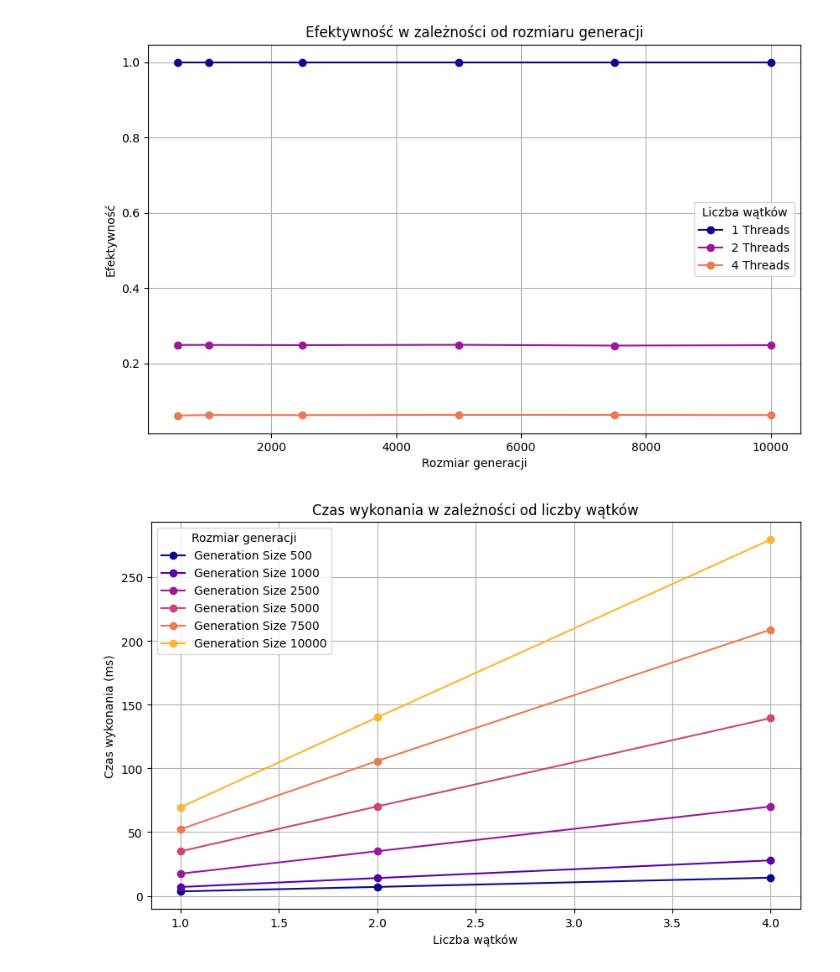
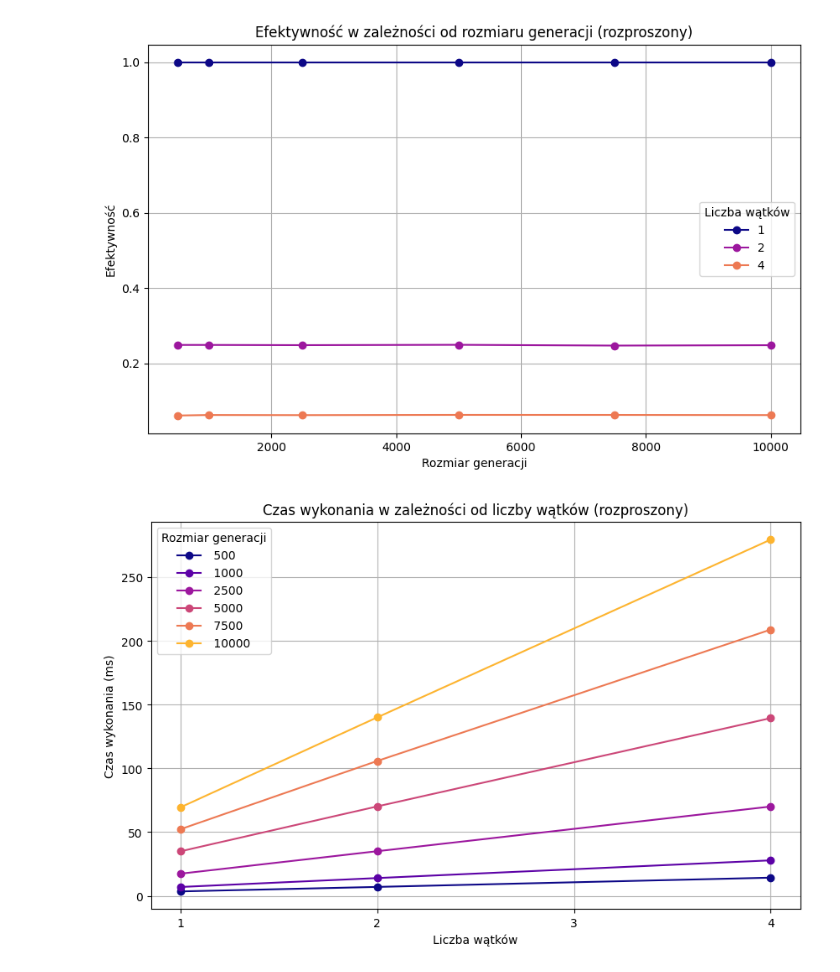
Before and after one commit to viceversaa/OWW2_badania, a Jupyter notebook: badania.ipynb, the cells around one changed output. Saved outputs shown, nothing was run; the diff lists cells and outputs as text; code cells hidden in the pictures.

```diff
--- a/badania.ipynb
+++ b/badania.ipynb
@@ -68,59 +202,55 @@ import pandas as pd
 import matplotlib.pyplot as plt
 import numpy as np
 
-# Wczytanie danych
 df = pd.read_csv("results_generation.csv")
 
-# Obliczenie wartości referencyjnych T1 (czas dla 8 procesów i 1 wątku) dla każdego rozmiaru generacji
 df_T1 = df[(df["Processes"] == 8) & (df["Threads"] == 1)][["GenerationSize", "ExecutionTime"]]
 df_T1.rename(columns={"ExecutionTime": "T1"}, inplace=True)
 
-# Połączenie danych na podstawie GenerationSize, aby dodać kolumnę z czasem referencyjnym T1
 df = df.merge(df_T1, on="GenerationSize", how="left")
 
-# Obliczenie przyspieszenia (Speedup) jako stosunek T1 do ExecutionTime
 df["Speedup"] = df["T1"] / df["ExecutionTime"]
 
-# Obliczenie efektywności (Efficiency) jako przyspieszenie podzielone przez liczbę wątków
 df["Efficiency"] = df["Speedup"] / df["Threads"]
 
-# === WYKRES 1: Przyspieszenie w zależności od rozmiaru generacji ===
+# WYKRES 1: Przyspieszenie w zależności od rozmiaru generacji
 plt.figure(figsize=(10, 6))
-cmap = plt.get_cmap("plasma")  # Użycie palety plasma
+cmap = plt.get_cmap("plasma")
 for i, threads in enumerate(sorted(df["Threads"].unique())):
     subset = df[df["Threads"] == threads]
-    plt.plot(subset["GenerationSize"], subset["Speedup"], marker='o', label=f"{threads} Threads", color=cmap(i / len(df["Threads"].unique())))
+    plt.plot(subset["GenerationSize"], subset["Speedup"], marker='o', color=cmap(i / len(df["Threads"].unique())))
 
 plt.xlabel("Rozmiar generacji")
-plt.ylabel("Przyspieszenie (Speedup)")
-plt.title("Przyspieszenie w zależności od rozmiaru generacji")
-plt.legend(title="Liczba wątków")
+plt.ylabel("Przyspieszenie")
+plt.title("Przyspieszenie w zależności od rozmiaru generacji (rozproszony)")
+plt.legend([f"{threads}" for threads in sorted(df["Threads"].unique())], title="Liczba wątków", loc="best")
 plt.grid(True)
 plt.show()
 
-# === WYKRES 2: Efektywność w zależności od rozmiaru generacji ===
+# WYKRES 2: Efektywność w zależności od rozmiaru generacji
 plt.figure(figsize=(10, 6))
 for i, threads in enumerate(sorted(df["Threads"].unique())):
     subset = df[df["Threads"] == threads]
-    plt.plot(subset["GenerationSize"], subset["Efficiency"], marker='o', label=f"{threads} Threads", color=cmap(i / len(df["Threads"].unique())))
+    plt.plot(subset["GenerationSize"], subset["Efficiency"], marker='o', color=cmap(i / len(df["Threads"].unique())))
 
 plt.xlabel("Rozmiar generacji")
 plt.ylabel("Efektywność")
-plt.title("Efektywność w zależności od rozmiaru generacji")
-plt.legend(title="Liczba wątków")
+plt.title("Efektywność w zależności od rozmiaru generacji (rozproszony)")
+plt.legend([f"{threads} " for threads in sorted(df["Threads"].unique())], title="Liczba wątków", loc="best")
 plt.grid(True)
 plt.show()
 
-# === WYKRES 3: Czas wykonania w zależności od liczby wątków ===
+# WYKRES 3: Czas wykonania w zależności od liczby wątków
 plt.figure(figsize=(10, 6))
 for i, generation_size in enumerate(sorted(df["GenerationSize"].unique())):
     subset = df[df["GenerationSize"] == generation_size]
-    plt.plot(subset["Threads"], subset["ExecutionTime"], marker='o', label=f"Generation Size {generation_size}", color=cmap(i / len(df["GenerationSize"].unique())))
+    plt.plot(subset["Threads"], subset["ExecutionTime"], marker='o', color=cmap(i / len(df["GenerationSize"].unique())))
 
 plt.xlabel("Liczba wątków")
 plt.ylabel("Czas wykonania (ms)")
-plt.title("Czas wykonania w zależności od liczby wątków")
-plt.legend(title="Rozmiar generacji")
+plt.title("Czas wykonania w zależności od liczby wątków (rozproszony)")
+plt.xticks(np.arange(min(df["Threads"]), max(df["Threads"]) + 1, 1))
+plt.legend([f" {generation_size}" for generation_size in sorted(df["GenerationSize"].unique())], title="Rozmiar generacji", loc="best")
 plt.grid(True)
 plt.show()
 # %% [output]
@@ -128,2 +258,2 @@ plt.show()
-[figure, old version]
+[figure, new version]
-[figure, old version]
+[figure, new version]
```
Also changed, not shown: parts of 5 cells of this notebook, 2 other files.
